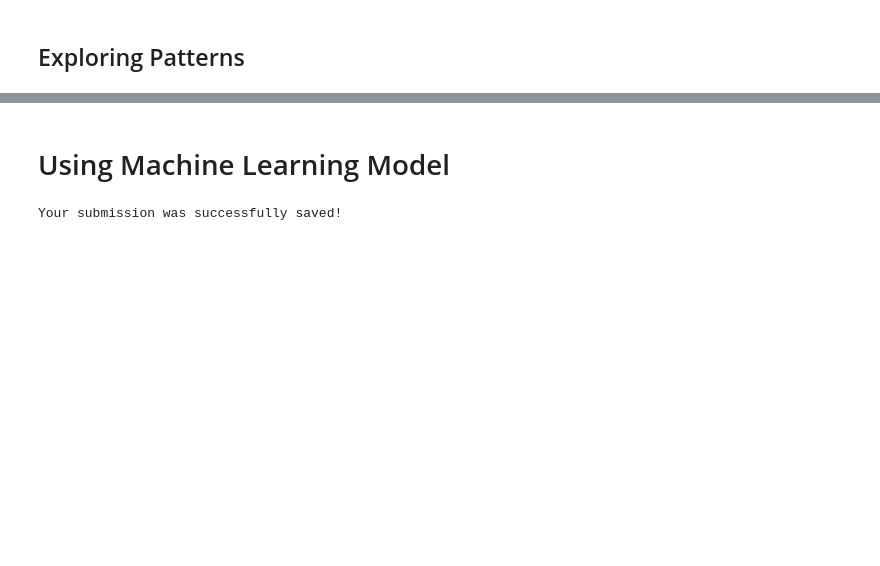
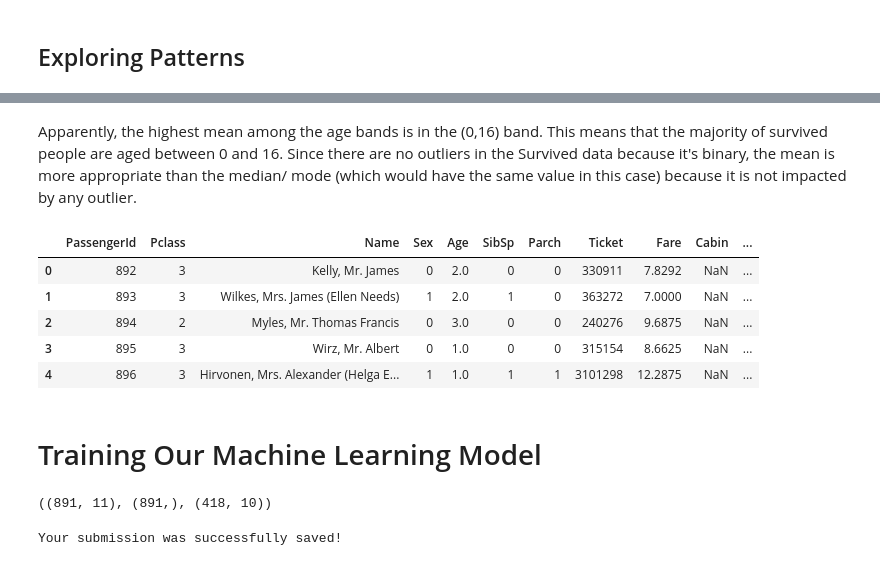
Before and after one commit to pheygiod/my_projects, a Jupyter notebook: to_complete/titanic.ipynb, the cells around one changed output, grey strips where cells are left out. Cells and saved outputs as stored; diff of their text form; code cells hidden in the pictures; blank space fills up the shorter version.

```diff
--- a/to_complete/titanic.ipynb
+++ b/to_complete/titanic.ipynb
@@ -76,0 +143,18 @@ print("% of men who survived:", rate_men)
+# %% [markdown]
+Apparently, the highest mean among the age bands is in the (0,16) band. This means that the majority of survived people are aged between 0 and 16. Since there are no outliers in the Survived data because it's binary, the mean is more appropriate than the median/ mode (which would have the same value in this case) because it is not impacted by any outlier.
+# %%
+# Replacing Age with ordinals based on the above AgeBand in both training and test set
+for dataset in combine:
+    dataset.loc[ dataset['Age'] <= 16, 'Age'] = 0
+    dataset.loc[(dataset['Age'] > 16) & (dataset['Age'] <= 32), 'Age'] = 1
+    dataset.loc[(dataset['Age'] > 32) & (dataset['Age'] <= 48), 'Age'] = 2
+    dataset.loc[(dataset['Age'] > 48) & (dataset['Age'] <= 64), 'Age'] = 3
+    dataset.loc[ dataset['Age'] > 64, 'Age']
+test_data.head()
+# %% [output]
+|  | PassengerId | Pclass | Name | Sex | Age | SibSp | Parch | Ticket | Fare | Cabin | ... |
+| 0 | 892 | 3 | Kelly, Mr. James | 0 | 2.0 | 0 | 0 | 330911 | 7.8292 | NaN | ... |
+| 1 | 893 | 3 | Wilkes, Mrs. James (Ellen Needs) | 1 | 2.0 | 1 | 0 | 363272 | 7.0000 | NaN | ... |
+| 2 | 894 | 2 | Myles, Mr. Thomas Francis | 0 | 3.0 | 0 | 0 | 240276 | 9.6875 | NaN | ... |
+| 3 | 895 | 3 | Wirz, Mr. Albert | 0 | 1.0 | 0 | 0 | 315154 | 8.6625 | NaN | ... |
+| 4 | 896 | 3 | Hirvonen, Mrs. Alexander (Helga E... | 1 | 1.0 | 1 | 1 | 3101298 | 12.2875 | NaN | ... |
@@ -77,5 +166,12 @@ print("% of men who survived:", rate_men)
 # %% [markdown]
-# Using Machine Learning Model
+# Training Our Machine Learning Model
+# %%
+X_train = train_data.drop("Survived", axis=1) # assigning the training data to a variable named X_train and dropping the Survived column (the value that we want to predict)
+Y_train = train_data["Survived"] # assigning the value that we want to predict to Y_train
+X_test  = test_data.drop("PassengerId", axis=1).copy() # creating an X_test test set
+X_train.shape, Y_train.shape, X_test.shape # looking at the shape of our sets
+# %% [output]
+((891, 11), (891,), (418, 10))
 # %%
 from sklearn.ensemble import RandomForestClassifier
 
```
Also changed, not shown: parts of 21 cells of this notebook.
